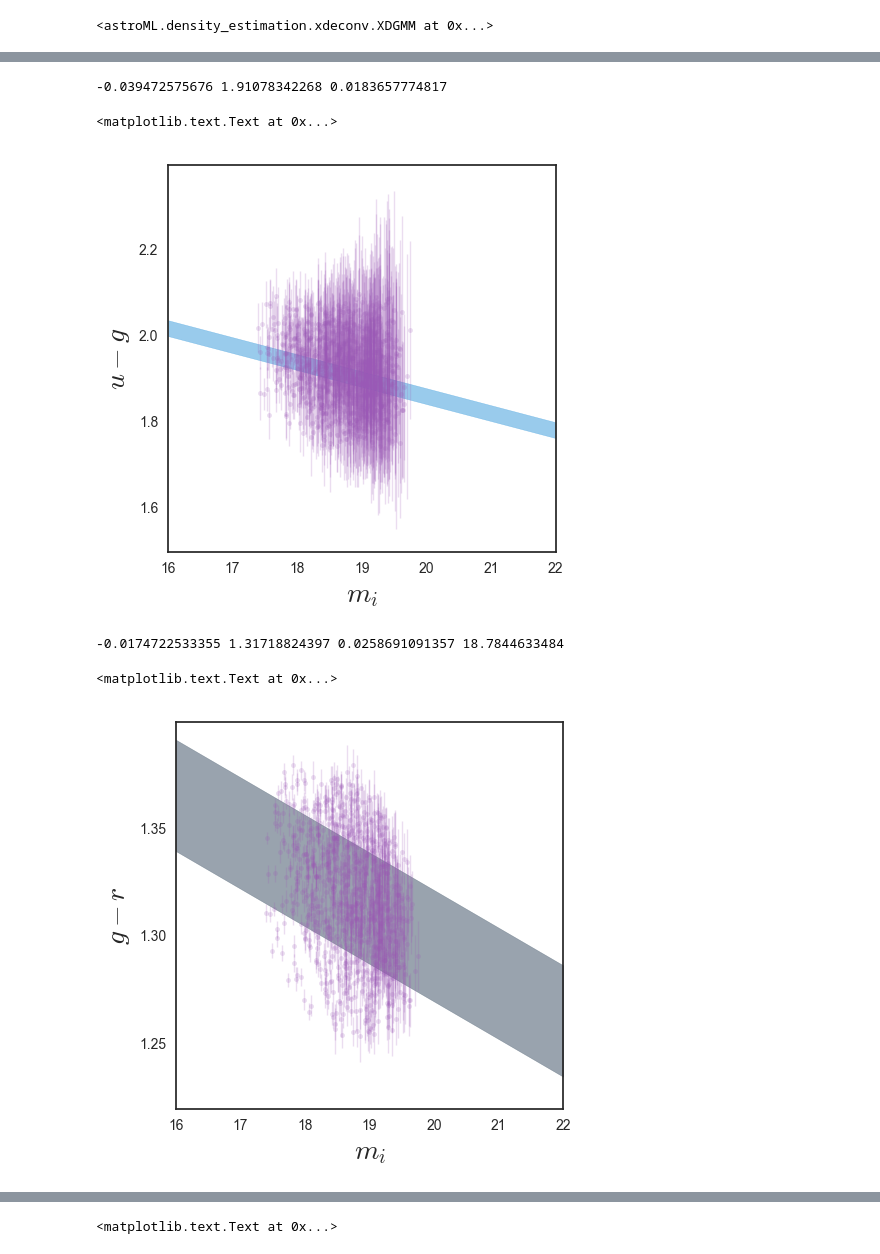
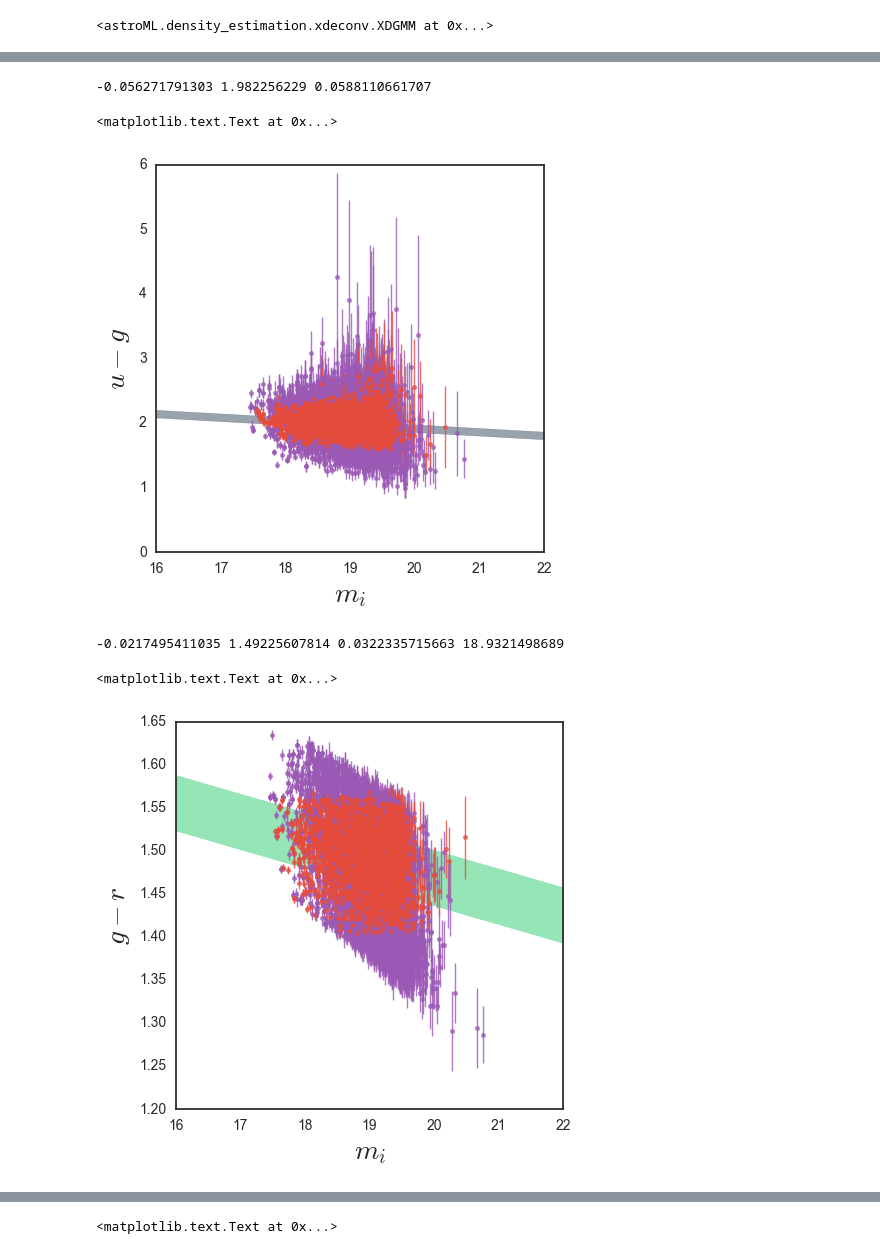
Before and after one commit to mjvakili/redsq, a Jupyter notebook: code/catalog_unifier.ipynb, the cells around one changed output, grey strips where cells are left out. Drawn from its saved outputs; the diff is of its cells as text; code cells hidden in the pictures.

```diff
--- a/code/catalog_unifier.ipynb
+++ b/code/catalog_unifier.ipynb
@@ -192,7 +192,7 @@ dp = np.hstack([gama_reduction() , sdss_reduction()])
 #dp = np.hstack([gama_reduction() , sdss_reduction() , cosmos_reduction()])
 zdp = dp[11,:]
 # %%
-mask = (zdp>.22) & (zdp<.24)
+mask = (zdp>.28) & (zdp<.3)
 dpp = dp[:,mask]
 print dpp.shape
 # %% [output]
@@ -243,7 +241,10 @@ red_index = np.where(clf.mu[:,1] == clf.mu[:,1].max())[0]
 mu_red , V_red= clf.mu[red_index] , clf.V[red_index][0]
 red_line = mu_red[0,1] + V_red[0,1]*(Y[:,0] - mu_red[0,0])/V_red[0,0]
 red_scatter = V_red[1,1] - V_red[0,1]**2./V_red[0,0]
-mask = (Y[:,1]>red_line - red_scatter**.5)&(Y[:,1]<red_line + red_scatter**.5)
+
+chi = (Y[:,1] - red_line)**2. / (red_scatter + Yerr[:,1,1])
+mask = chi < 2
+#mask = (Y[:,1]>red_line - red_scatter**.5)&(Y[:,1]<red_line + red_scatter**.5)
 # %%
 plt.figure(figsize=(5,5))
 plt.scatter(Y[mask,0] , Y[mask,1] , s = 0.01)
@@ -407,4 +407,14 @@ V_pure_inv = np.linalg.inv(V_pure)
 VdY = np.tensordot(V_pure_inv, dY_pure , axes=(1,1))
 chi = np.sum(dY_pure.T * VdY , axis = 0)
 pure_mask = chi<2
+# %%
+pure_index = np.where(clf.mu[:,1] == clf.mu[:,1].max())
+mu_pure , V_pure = clf.mu[pure_index] , clf.V[pure_index][0]
+dY_pure = Y_xd - mu_pure
+V_pure_inv = np.linalg.inv(V_pure)
+VdY = np.tensordot(V_pure_inv, dY_pure , axes=(1,1))
+# %%
+P = np.linalg.inv(V_pure + Yerr_xd)
+chi = np.einsum('mn,mn->m', np.einsum('ijk,ik->ij', P, dY_pure) , dY_pure)
+pure_mask = chi<2
 # %%
@@ -457,36 +466,46 @@ m_ml, b_ml, lnf_ml = result["x"]
 print m_ml , b_ml , np.exp(lnf_ml)
 plt.figure(figsize=(5,5))
 mi = np.linspace(16,22,1000)
+
+plt.errorbar(mi_xd[~pure_mask], Y_xd[~pure_mask,0] , yerr= Yerr_xd[~pure_mask,0,0]**.5 ,
+             fmt = '.' , capsize = 0, alpha =0.8 , elinewidth=1)
+
 plt.errorbar(mi_xd[pure_mask], Y_xd[pure_mask,0] , yerr= Yerr_xd[pure_mask,0,0]**.5 ,
-             fmt = '.' , capsize = 0, alpha =0.2 , elinewidth=1)
+             fmt = '.' , capsize = 0, alpha =0.8 , elinewidth=1)
 
 #plt.plot(mi , m_ml*(mi-mu_red[0,0]) + b_ml)
-
+68
 plt.fill_between(mi , m_ml*(mi-mu_red[0,0]) + b_ml - np.exp(lnf_ml)  ,
                  m_ml*(mi-mu_red[0,0]) + b_ml + np.exp(lnf_ml) , alpha = 0.5 , color = next(palette))
+plt.xlim([16,22])
 plt.xlabel(r"$m_i$" , fontsize = 20)
 plt.ylabel(r"$u-g$" , fontsize = 20)
 # %% [output]
--0.039472575676 1.91078342268 0.0183657774817
+-0.056271791303 1.982256229 0.0588110661707
 <matplotlib.text.Text at 0x...>
-[figure, old version]
+[figure, new version]
 # %%
-result = op.minimize(nll, [0.0, mu_red[0,1], np.log(V_red[1,1]**.5)],
+result = op.minimize(nll, [0.0, mu_red[0,1], -1],
                      args=(mi_xd[pure_mask], Y_xd[pure_mask,1], Yerr_xd[pure_mask,1,1]**.5, mu_red[0,0]))
 
 m_ml, b_ml, lnf_ml = result["x"]
 print m_ml , b_ml , np.exp(lnf_ml) , mu_red[0,0]
 plt.figure(figsize=(5,5))
 mi = np.linspace(16,22,1000)
+
+plt.errorbar(mi_xd[~pure_mask], Y_xd[~pure_mask,1] , yerr= Yerr_xd[~pure_mask,1,1]**.5 ,
+             fmt = '.' , capsize = 0, alpha =0.8 , elinewidth=1)
+
 plt.errorbar(mi_xd[pure_mask], Y_xd[pure_mask,1] , yerr= Yerr_xd[pure_mask,1,1]**.5 ,
-             fmt = '.' , capsize = 0, alpha =0.2 , elinewidth=1)
+             fmt = '.' , capsize = 0, alpha =0.8 , elinewidth=1)
 
 plt.fill_between(mi , m_ml*(mi-mu_red[0,0]) + b_ml - np.exp(lnf_ml)  ,
                  m_ml*(mi-mu_red[0,0]) + b_ml + np.exp(lnf_ml) , alpha = 0.5 , color = next(palette))
+plt.xlim([16,22])
 plt.xlabel(r"$m_i$" , fontsize = 20)
 plt.ylabel(r"$g-r$" , fontsize = 20)
 # %% [output]
--0.0174722533355 1.31718824397 0.0258691091357 18.7844633484
+-0.0217495411035 1.49225607814 0.0322335715663 18.9321498689
 <matplotlib.text.Text at 0x...>
-[figure, old version]
+[figure, new version]
 # %%
```
Also changed, not shown: parts of 14 cells of this notebook, 1 other file.
